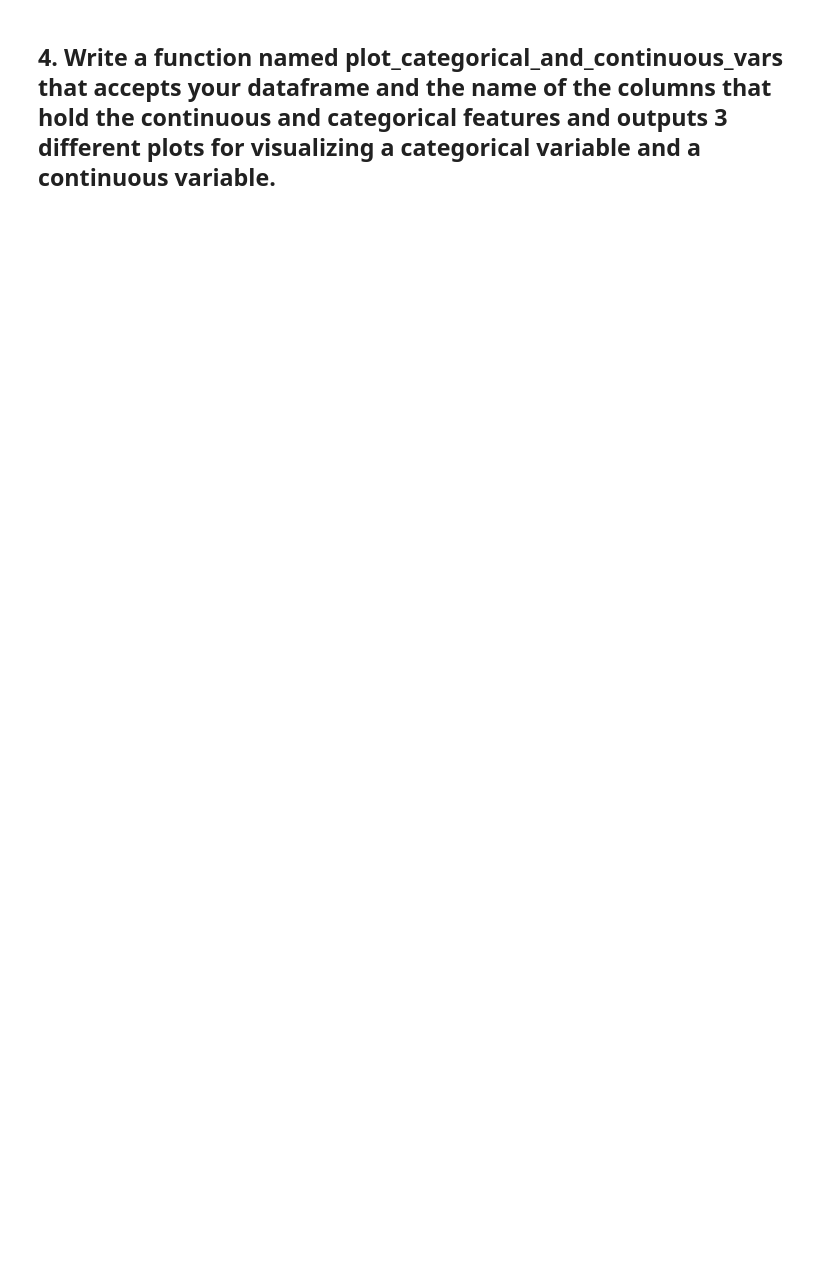
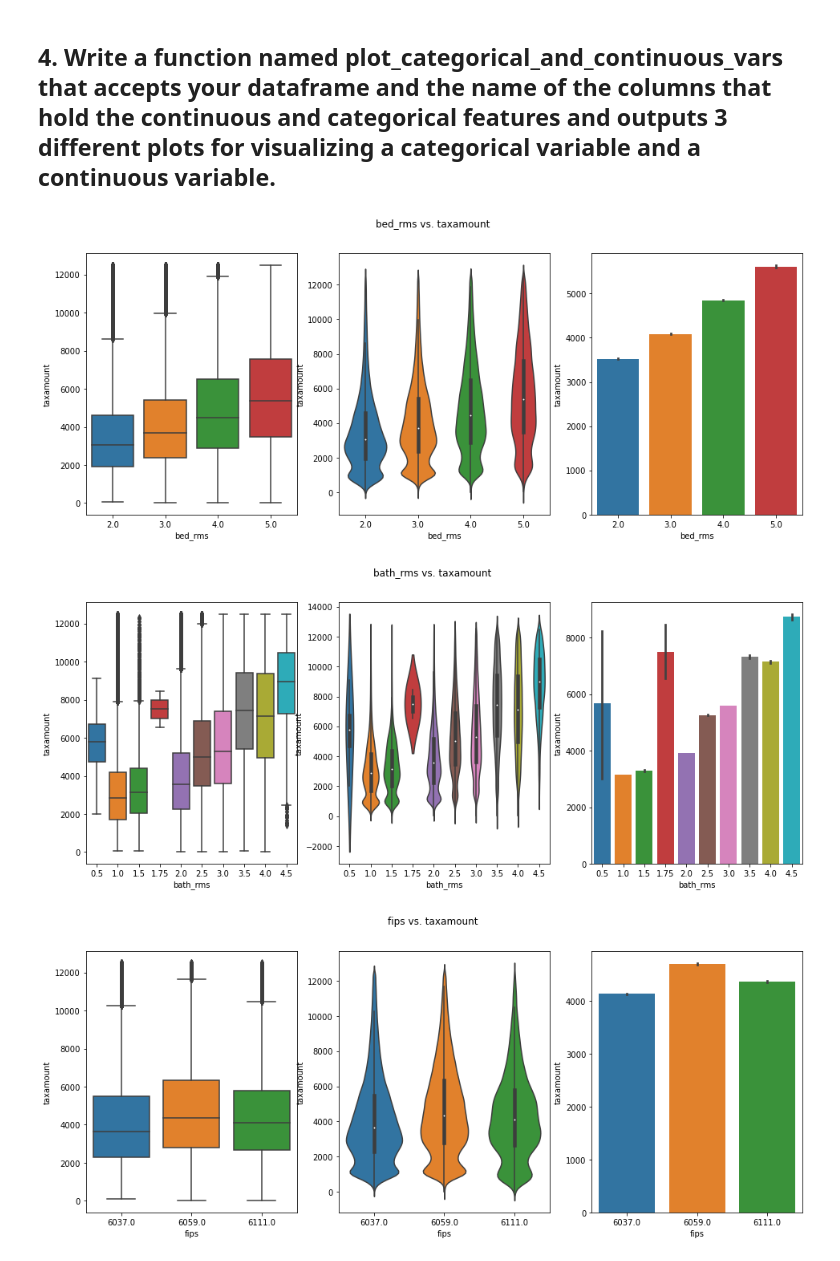
Before and after one commit to Naomi-SB/regression_exercises, a Jupyter notebook: regression_explore.ipynb, the cells around one changed output. Drawn from its saved outputs; the diff is of its cells as text; code cells hidden in the pictures; blank space fills up the shorter version.

```diff
--- a/regression_explore.ipynb
+++ b/regression_explore.ipynb
@@ -141,8 +116,8 @@ cont_vars_list = ['taxamount', ]
 # %%
 def plot_categorical_and_continuous_vars(df, cat_vars_list, cont_vars_list):
 
-    for col in cat_vars:
-        for col2 in cont_vars:
+    for col in cat_vars_list:
+        for col2 in cont_vars_list:
             fig, (ax1, ax2, ax3) = plt.subplots(1,3, figsize=(16,6))
             fig.suptitle(f'{col} vs. {col2}')
             sns.boxplot(data=df, x=col, y=col2, ax=ax1)
@@ -150,4 +125,8 @@ def plot_categorical_and_continuous_vars(df, cat_vars_list, cont_vars_list):
             sns.barplot(data=df, x=col, y=col2, ax=ax3)
             plt.show()
 # %%
-plot_categorical_and_continuous_vars(train_half, )
+plot_categorical_and_continuous_vars(train_half, cat_vars_list, cont_vars_list )
+# %% [output]
+[figure, added]
+[figure, added]
+[figure, added]
```
Also changed, not shown: parts of 11 cells of this notebook, 1 other file.
